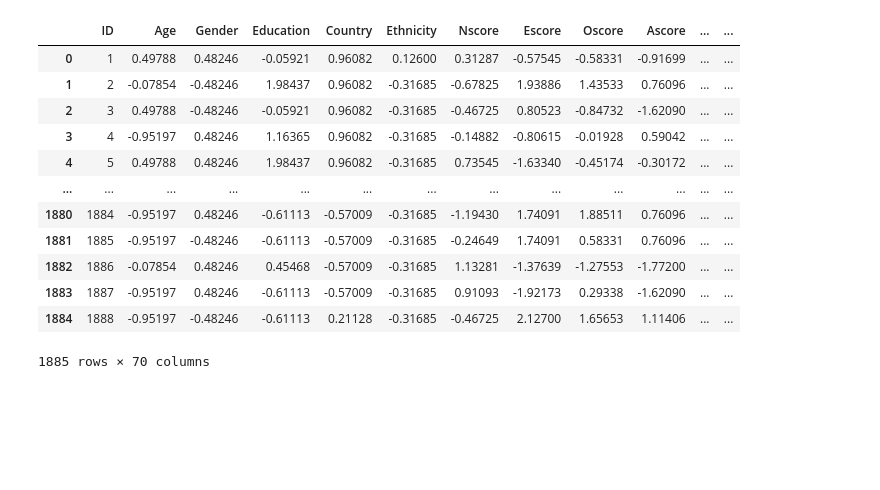
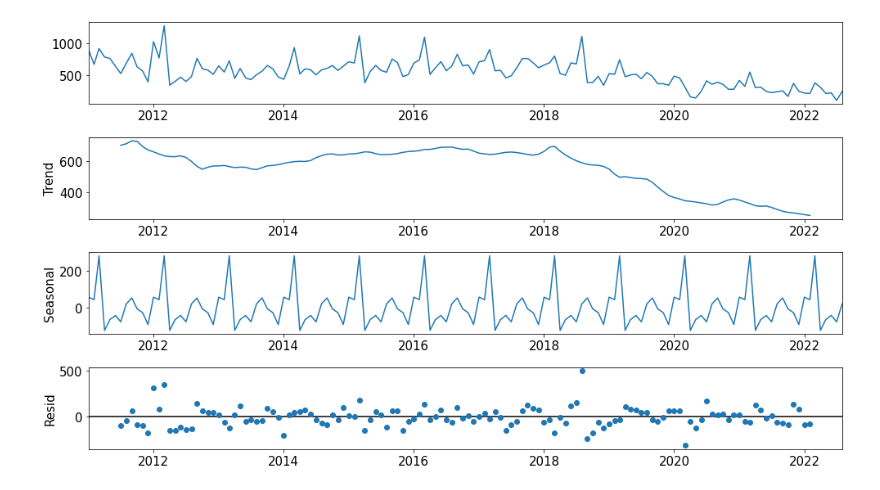
Before and after one commit to martinel-UAS/projects, a Jupyter notebook: 5. Master_thesis/Project.ipynb, the cells around one changed output. Saved outputs shown, nothing was run; the diff lists cells and outputs as text; code cells hidden in the pictures; blank space fills up the shorter version.

```diff
--- a/5. Master_thesis/Project.ipynb
+++ b/5. Master_thesis/Project.ipynb
@@ -815,16 +224,9 @@ plt.show()
-# %%
-df
-# %% [output]
-|  | ID | Age | Gender | Education | Country | Ethnicity | Nscore | Escore | Oscore | Ascore | ... | ... |
-| 0 | 1 | 0.49788 | 0.48246 | -0.05921 | 0.96082 | 0.12600 | 0.31287 | -0.57545 | -0.58331 | -0.91699 | ... | ... |
-| 1 | 2 | -0.07854 | -0.48246 | 1.98437 | 0.96082 | -0.31685 | -0.67825 | 1.93886 | 1.43533 | 0.76096 | ... | ... |
-| 2 | 3 | 0.49788 | -0.48246 | -0.05921 | 0.96082 | -0.31685 | -0.46725 | 0.80523 | -0.84732 | -1.62090 | ... | ... |
-| 3 | 4 | -0.95197 | 0.48246 | 1.16365 | 0.96082 | -0.31685 | -0.14882 | -0.80615 | -0.01928 | 0.59042 | ... | ... |
-| 4 | 5 | 0.49788 | 0.48246 | 1.98437 | 0.96082 | -0.31685 | 0.73545 | -1.63340 | -0.45174 | -0.30172 | ... | ... |
-| ... | ... | ... | ... | ... | ... | ... | ... | ... | ... | ... | ... | ... |
-| 1880 | 1884 | -0.95197 | 0.48246 | -0.61113 | -0.57009 | -0.31685 | -1.19430 | 1.74091 | 1.88511 | 0.76096 | ... | ... |
-| 1881 | 1885 | -0.95197 | -0.48246 | -0.61113 | -0.57009 | -0.31685 | -0.24649 | 1.74091 | 0.58331 | 0.76096 | ... | ... |
-| 1882 | 1886 | -0.07854 | 0.48246 | 0.45468 | -0.57009 | -0.31685 | 1.13281 | -1.37639 | -1.27553 | -1.77200 | ... | ... |
-| 1883 | 1887 | -0.95197 | 0.48246 | -0.61113 | -0.57009 | -0.31685 | 0.91093 | -1.92173 | 0.29338 | -1.62090 | ... | ... |
-| 1884 | 1888 | -0.95197 | -0.48246 | -0.61113 | 0.21128 | -0.31685 | -0.46725 | 2.12700 | 1.65653 | 1.11406 | ... | ... |
-1885 rows × 70 columns
+# %%
+from statsmodels.tsa.seasonal import seasonal_decompose
+plt.rc('figure',figsize=(14,8))
+plt.rc('font',size=15)
+
+output = seasonal_decompose(result,model='additive')
+fig = output.plot()
+# %% [output]
+[figure, added]
```
Also changed, not shown: parts of 45 cells of this notebook, 1 other file.
